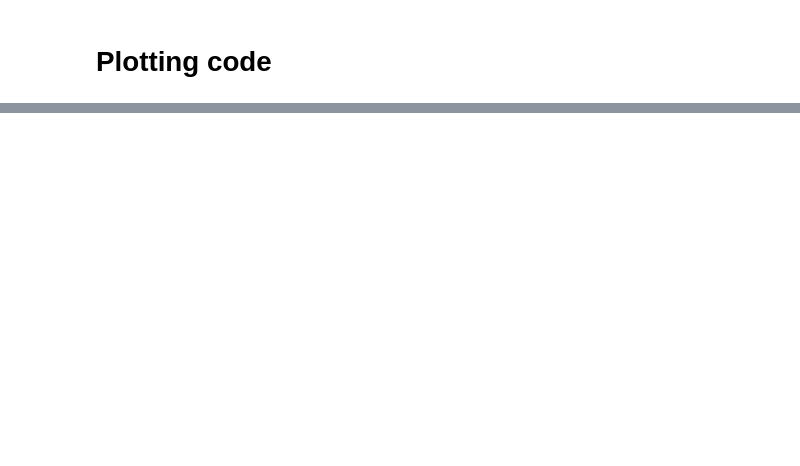
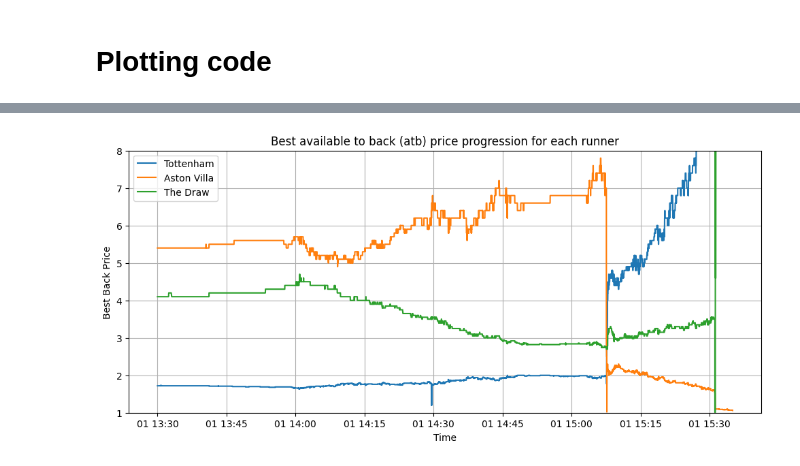
Before and after one commit to benschlagman/Sports-Betting-Research-Repo, a Jupyter notebook: in_play/notebooks/data.ipynb, the cells around one changed output, grey strips where cells are left out. Cells and saved outputs as stored; diff of their text form; code cells hidden in the pictures; blank space fills up the shorter version.

```diff
--- a/in_play/notebooks/data.ipynb
+++ b/in_play/notebooks/data.ipynb
@@ -81,0 +109,25 @@ plt.show()
+# %%
+import matplotlib.pyplot as plt
+
+# Creating a figure and axis using subplots
+fig, ax = plt.subplots(figsize=(12, 5))
+
+# Plotting the best back prices for each runner
+ax.plot(filtered_df['pt'], filtered_df['runner1_best_back'], label='Tottenham')
+ax.plot(filtered_df['pt'], filtered_df['runner2_best_back'], label='Aston Villa')
+ax.plot(filtered_df['pt'], filtered_df['runner3_best_back'], label='The Draw')
+
+# Adding titles and labels
+ax.set_title('Best available to back (atb) price progression for each runner')
+ax.set_xlabel('Time')
+ax.set_ylabel('Best Back Price')
+ax.set_ylim(1, 8)  # Set the y-axis limits from 1 to 8
+
+# Adding legend and grid
+ax.legend()
+ax.grid(True)
+
+# Display the plot
+plt.show()
+# %% [output]
+[figure, added]
```
Also changed, not shown: parts of 6 cells of this notebook, 5 other files.
